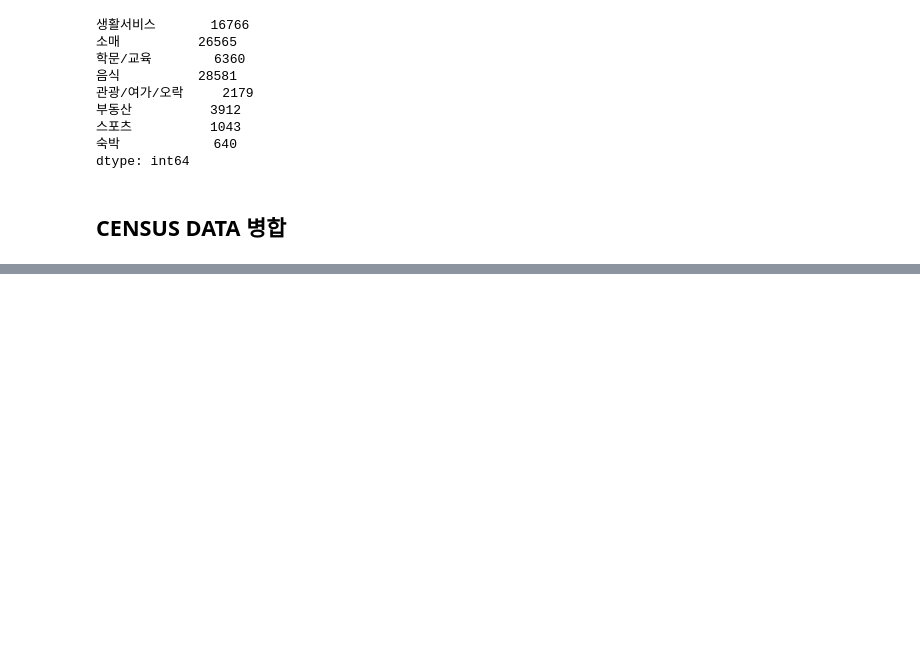
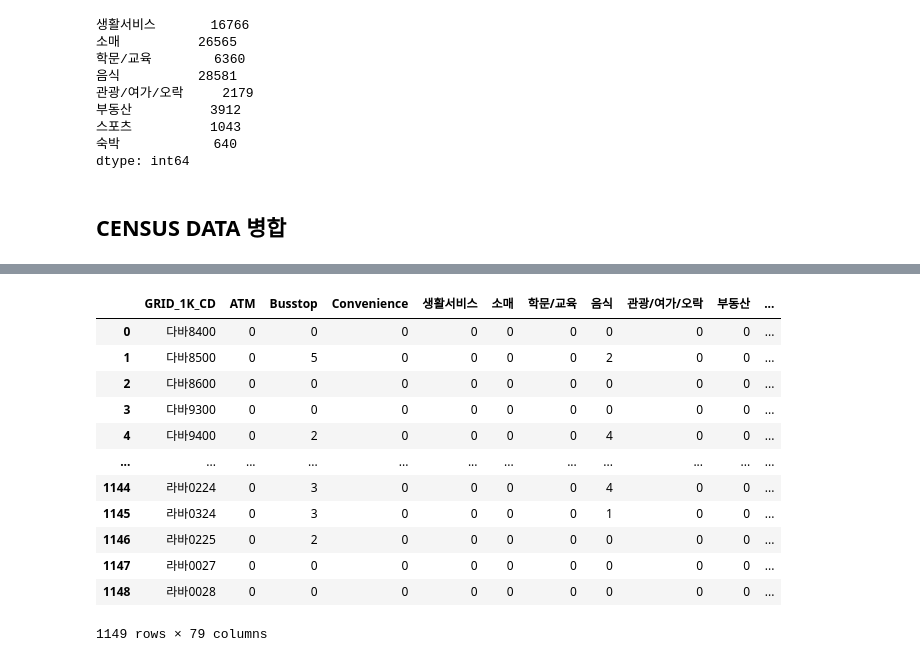
Before and after one commit to ddangchani/LocalSecurity_competition, a Jupyter notebook: preprocessing.ipynb, the cells around one changed output, grey strips where cells are left out. Cells and saved outputs as stored; diff of their text form; code cells hidden in the pictures; blank space fills up the shorter version.

```diff
--- a/preprocessing.ipynb
+++ b/preprocessing.ipynb
@@ -367,3 +367,20 @@ df_full.head(3) # Final Dataset
 | 다바8400 | POLYGON ((228963.099 299953.355, ... | 0 | 0 | 0 | 0 | 0 | 0 | 0 | 0 | 0 | ... |
 | 다바8500 | POLYGON ((229963.493 299958.511, ... | 0 | 5 | 0 | 0 | 0 | 0 | 2 | 0 | 0 | ... |
 | 다바8600 | POLYGON ((230963.889 299963.667, ... | 0 | 0 | 0 | 0 | 0 | 0 | 0 | 0 | 0 | ... |
+# %%
+df_full = gpd.read_file('df_full.gpkg')
+df_full
+# %% [output]
+|  | GRID_1K_CD | ATM | Busstop | Convenience | 생활서비스 | 소매 | 학문/교육 | 음식 | 관광/여가/오락 | 부동산 | ... |
+| 0 | 다바8400 | 0 | 0 | 0 | 0 | 0 | 0 | 0 | 0 | 0 | ... |
+| 1 | 다바8500 | 0 | 5 | 0 | 0 | 0 | 0 | 2 | 0 | 0 | ... |
+| 2 | 다바8600 | 0 | 0 | 0 | 0 | 0 | 0 | 0 | 0 | 0 | ... |
+| 3 | 다바9300 | 0 | 0 | 0 | 0 | 0 | 0 | 0 | 0 | 0 | ... |
+| 4 | 다바9400 | 0 | 2 | 0 | 0 | 0 | 0 | 4 | 0 | 0 | ... |
+| ... | ... | ... | ... | ... | ... | ... | ... | ... | ... | ... | ... |
+| 1144 | 라바0224 | 0 | 3 | 0 | 0 | 0 | 0 | 4 | 0 | 0 | ... |
+| 1145 | 라바0324 | 0 | 3 | 0 | 0 | 0 | 0 | 1 | 0 | 0 | ... |
+| 1146 | 라바0225 | 0 | 2 | 0 | 0 | 0 | 0 | 0 | 0 | 0 | ... |
+| 1147 | 라바0027 | 0 | 0 | 0 | 0 | 0 | 0 | 0 | 0 | 0 | ... |
+| 1148 | 라바0028 | 0 | 0 | 0 | 0 | 0 | 0 | 0 | 0 | 0 | ... |
+1149 rows × 79 columns
```
Also changed, not shown: 6 other files.
